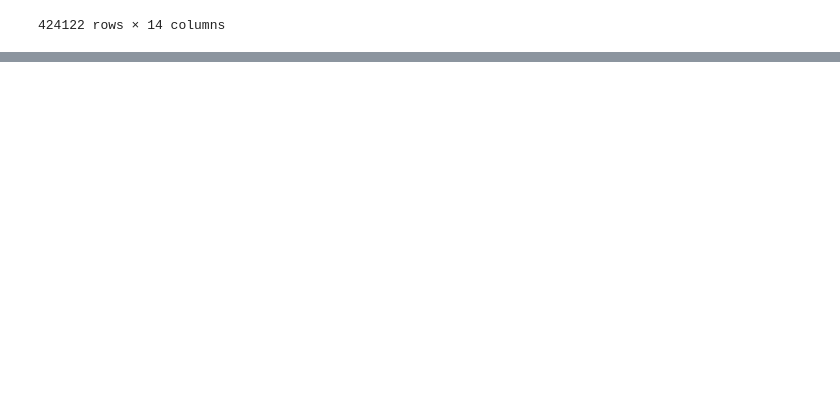
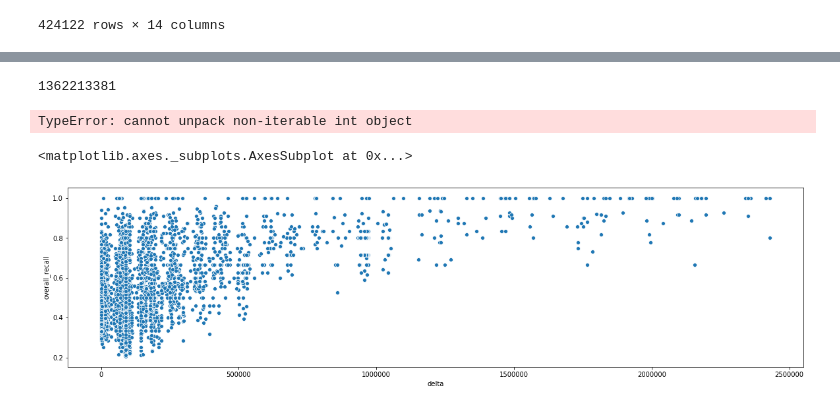
Before and after one commit to k-christensen/duo_proj, a Jupyter notebook: preprocessing.ipynb, the cells around one changed output, grey strips where cells are left out. Cells and saved outputs as stored; diff of their text form; code cells hidden in the pictures; blank space fills up the shorter version.

```diff
--- a/preprocessing.ipynb
+++ b/preprocessing.ipynb
@@ -362,0 +412,22 @@ i= it_learn_eng.groupby('user_id')
+# %%
+list(set(it_learn_eng.loc[it_learn_eng.user_id == 'u:gL_n'].timestamp))[0]
+# %% [output]
+1362213381
+# %%
+for user in users:
+    session_list = list(set(it_learn_eng.loc[it_learn_eng.user_id == user].timestamp))
+    num_list = list(range(0,len(session_list)))
+    num_sess = dict(zip(num_list,session_list))
+#     for k,v in num_sess:
+#         if it_learn_eng.loc[it_learn_eng.user_id == user].timestamp == v:
+#             df['session_number'] == k
+
+nu
+# %% [output]
+TypeError: cannot unpack non-iterable int object
+# %%
+f,ax = plt.subplots(figsize = (20,5))
+sns.scatterplot(x='delta', y = 'overall_recall', data = it_learn_eng.loc[it_learn_eng.user_id == 'u:gL_n'].loc[it_learn_eng.history_seen != it_learn_eng.session_seen])
+# %% [output]
+<matplotlib.axes._subplots.AxesSubplot at 0x...>
+[figure, added]
```
Also changed, not shown: parts of 13 cells of this notebook.
